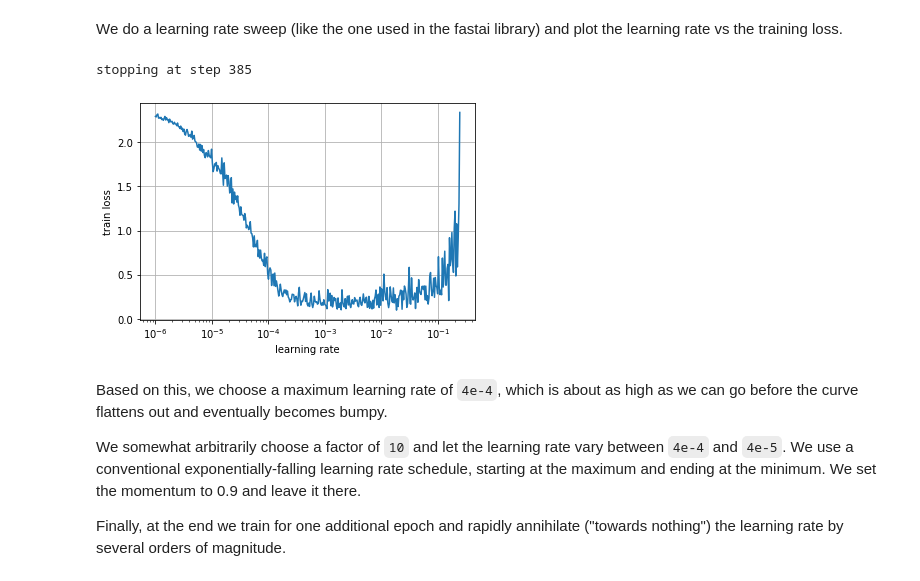
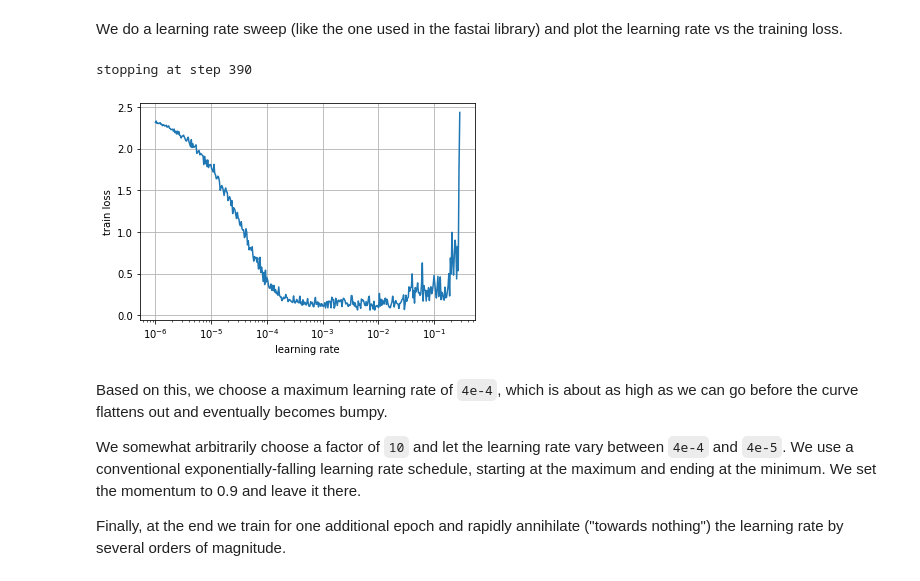
Before and after one commit to ttdoucet/mnist, a Jupyter notebook: mnist-colab.ipynb, the cells around one changed output. Drawn from its saved outputs; the diff is of its cells as text; code cells hidden in the pictures.

```diff
--- a/mnist-colab.ipynb
+++ b/mnist-colab.ipynb
@@ -128,11 +130,12 @@ def _mnist_model():
 # %% [markdown]
 We do a learning rate sweep (like the one used in the fastai library) and plot the learning rate vs the training loss.
 # %%
+batchsize = 200
 trainer = Trainer(mnist_model(), trainset, mnist_testset(augmented=True))
-lr_find(trainer, p=0.90, wd=0, bs=100);
+lr_find(trainer, p=0.90, wd=0, bs=batchsize);
 # %% [output]
-stopping at step 385
+stopping at step 390
-[figure, old version]
+[figure, new version]
 # %% [markdown]
 Based on this, we choose a maximum learning rate of `4e-4`, which is about as high as we can go before the curve flattens out and eventually becomes bumpy.
 
```
Also changed, not shown: parts of 15 cells of this notebook.
